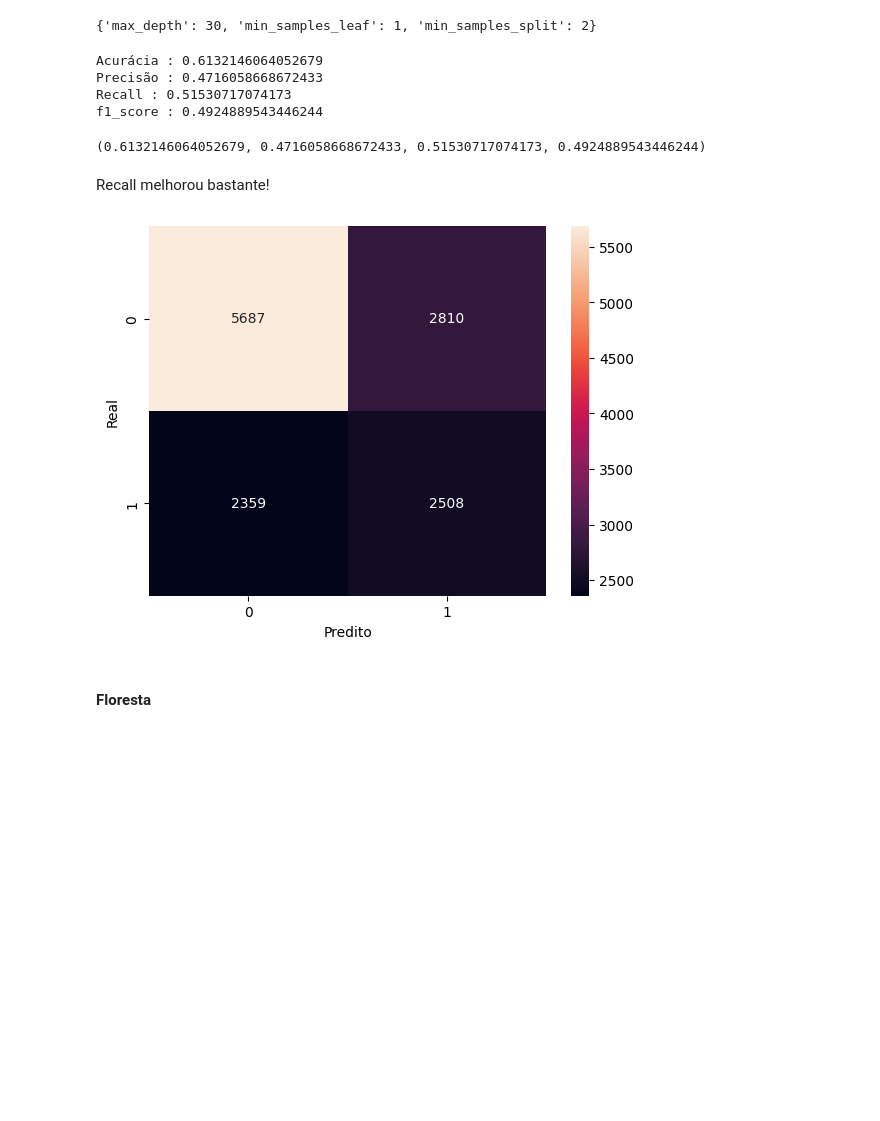
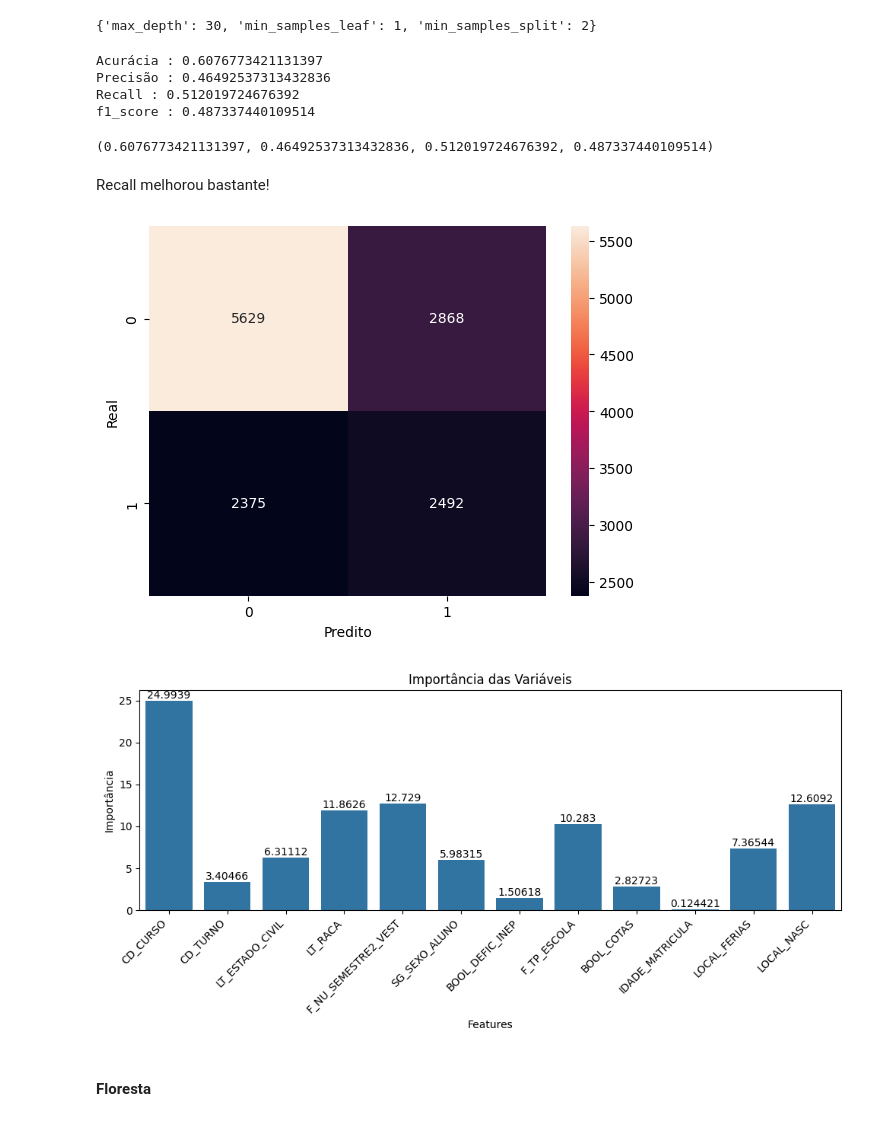
Before and after one commit to romu-lo/tcc-evasao-academica, a Jupyter notebook: ml.ipynb, the cells around one changed output. Drawn from its saved outputs; the diff is of its cells as text; code cells hidden in the pictures; blank space fills up the shorter version.

```diff
--- a/ml.ipynb
+++ b/ml.ipynb
@@ -1765,7 +1780,7 @@ f1_score : 0.0
 # %% [markdown]
 #### Árvore
 # %%
-modelo_arvore_oversampling = treinar_modelo('arvore', X_train_over, y_train_over, X_test, y_test)
+modelo_arvore_oversampling = treinar_modelo('arvore', X_train_over, y_train_over)
 # %% [output]
 Fitting 5 folds for each of 27 candidates, totalling 135 fits
 # %%
@@ -1777,17 +1792,21 @@ get_parametros(modelo_arvore_oversampling)
 # %%
 avaliar_modelo(y_test, predicoes_arvore_oversampling)
 # %% [output]
-Acurácia : 0.6132146064052679
-Precisão : 0.4716058668672433
-Recall : 0.51530717074173
-f1_score : 0.4924889543446244
+Acurácia : 0.6076773421131397
+Precisão : 0.46492537313432836
+Recall : 0.512019724676392
+f1_score : 0.487337440109514
-(0.6132146064052679, 0.4716058668672433, 0.51530717074173, 0.4924889543446244)
+(0.6076773421131397, 0.46492537313432836, 0.512019724676392, 0.487337440109514)
 # %% [markdown]
 Recall melhorou bastante!
 # %%
 matriz_confusao(y_test, predicoes_arvore_oversampling)
 # %% [output]
-[figure, old version]
+[figure, new version]
+# %%
+grafico_importancia_features(modelo_arvore_oversampling, X)
+# %% [output]
+[figure, added]
 # %% [markdown]
 #### Floresta
 # %%
```
Also changed, not shown: parts of 16 cells of this notebook.
